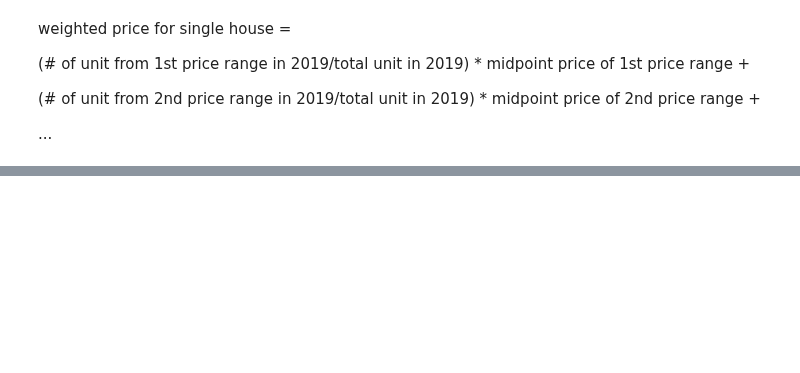
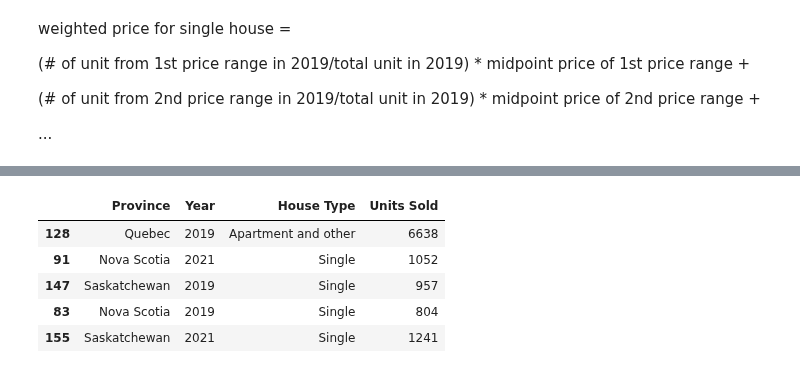
Before and after one commit to xiaotiancaixmy/CYBERNEST_HousingON, a Jupyter notebook: Canada_Housing_Price_Data_Analysis.ipynb, the cells around one changed output, grey strips where cells are left out. Saved outputs shown, nothing was run; the diff lists cells and outputs as text; code cells hidden in the pictures; blank space fills up the shorter version.

```diff
--- a/Canada_Housing_Price_Data_Analysis.ipynb
+++ b/Canada_Housing_Price_Data_Analysis.ipynb
@@ -214,3 +306,15 @@ return_house_df['Annual Return %'].dropna().hvplot.bar(groupby='Year',rot=30,hei
+# %%
+idx = grouped_sales_house_df.groupby(['Province', 'Year'])['Units Sold'].idxmax()
+most_popular_type_df=grouped_sales_house_df.loc[idx]
+most_popular_type_df.sample(5)
+#visualization
+# %% [output]
+|  | Province | Year | House Type | Units Sold |
+| 128 | Quebec | 2019 | Apartment and other | 6638 |
+| 91 | Nova Scotia | 2021 | Single | 1052 |
+| 147 | Saskatchewan | 2019 | Single | 957 |
+| 83 | Nova Scotia | 2019 | Single | 804 |
+| 155 | Saskatchewan | 2021 | Single | 1241 |
 # %%
 #question4
 
```
Also changed, not shown: parts of 13 cells of this notebook.
